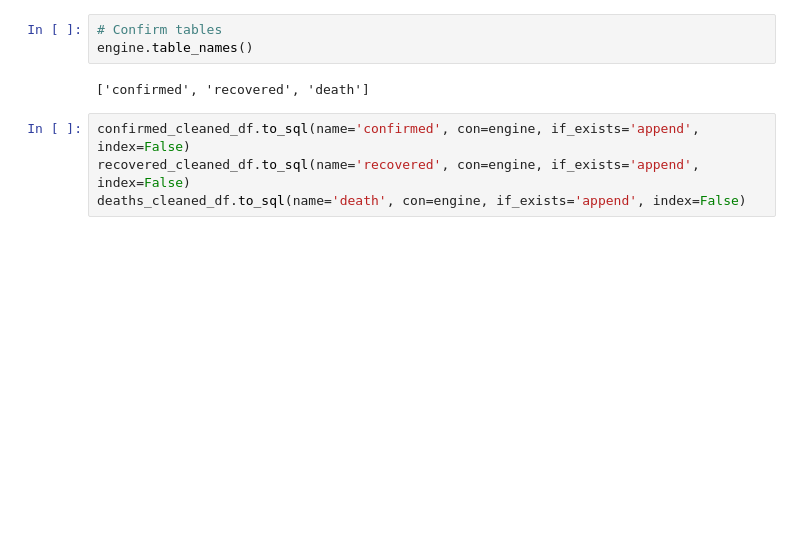
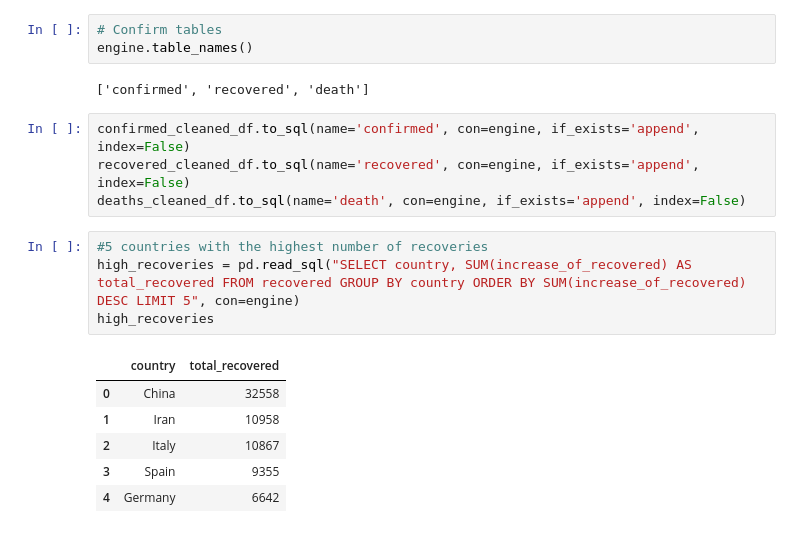
Before and after one commit to Toluwaloshe/ETL-Project-1.5, a Jupyter notebook: 03 - Load/03 - Load.ipynb, the cells around one changed output. Drawn from its saved outputs; the diff is of its cells as text; blank space fills up the shorter version.

```diff
--- a/03 - Load/03 - Load.ipynb
+++ b/03 - Load/03 - Load.ipynb
@@ -297,3 +297,14 @@ engine.table_names()
 confirmed_cleaned_df.to_sql(name='confirmed', con=engine, if_exists='append', index=False)
 recovered_cleaned_df.to_sql(name='recovered', con=engine, if_exists='append', index=False)
 deaths_cleaned_df.to_sql(name='death', con=engine, if_exists='append', index=False)
+# %%
+#5 countries with the highest number of recoveries
+high_recoveries = pd.read_sql("SELECT country, SUM(increase_of_recovered) AS total_recovered FROM recovered GROUP BY country ORDER BY SUM(increase_of_recovered) DESC LIMIT 5", con=engine)
+high_recoveries
+# %% [output]
+|  | country | total_recovered |
+| 0 | China | 32558 |
+| 1 | Iran | 10958 |
+| 2 | Italy | 10867 |
+| 3 | Spain | 9355 |
+| 4 | Germany | 6642 |
```
Also changed, not shown: parts of 10 cells of this notebook.
